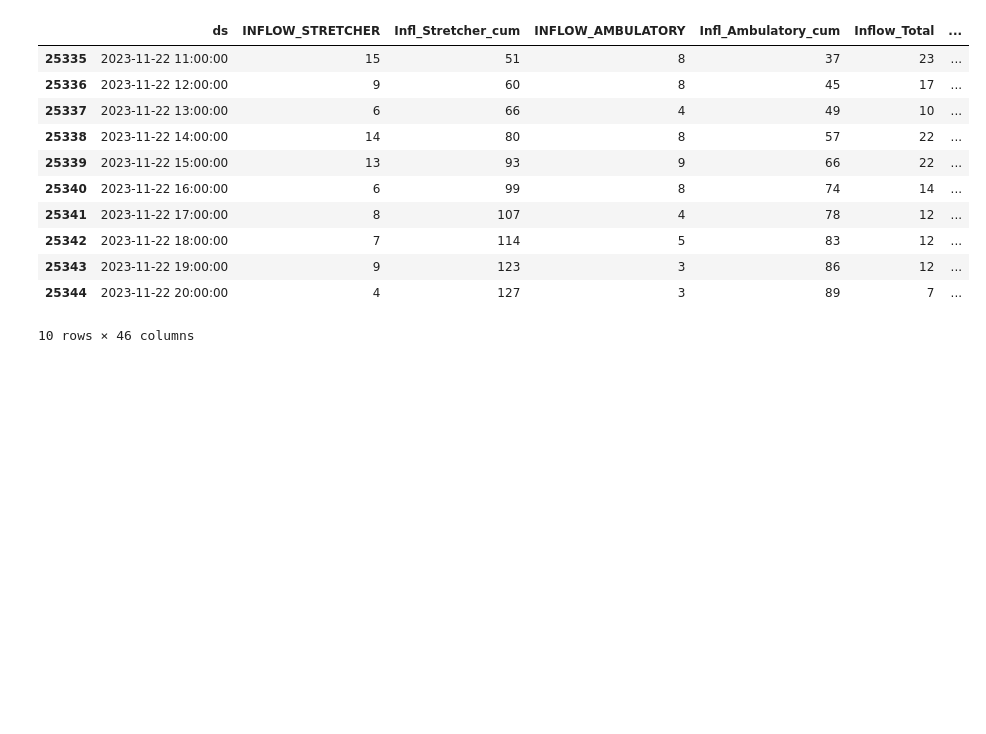
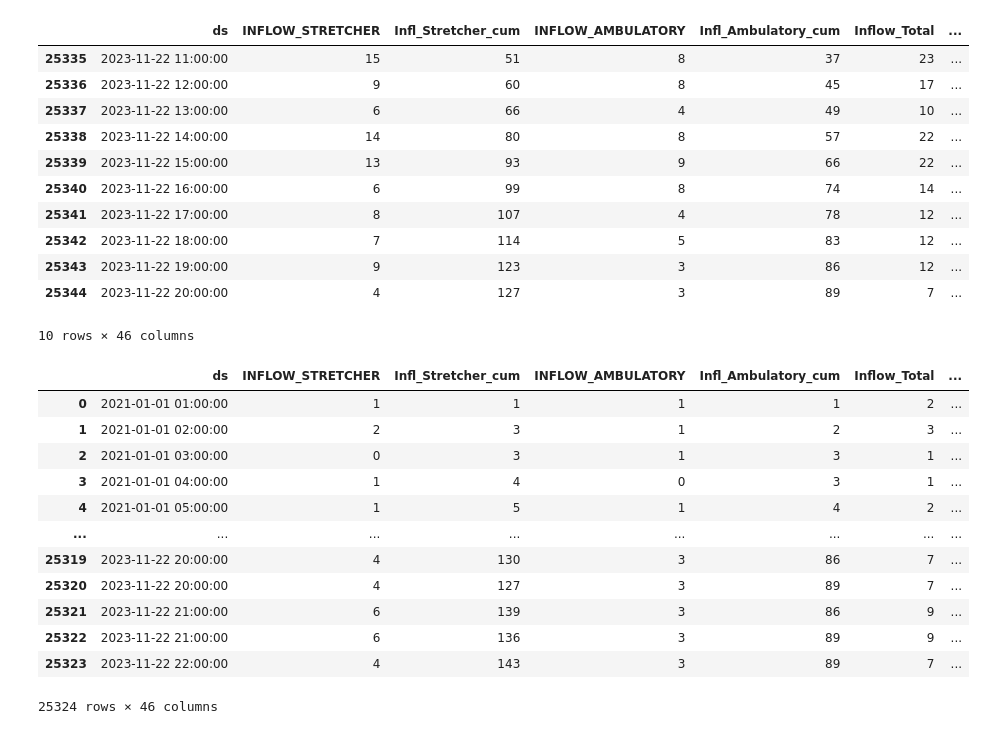
Before and after one commit to drdevinhopkins/ed-flow-2023, a Jupyter notebook: notebooks/concat.ipynb, the cells around one changed output. Saved outputs shown, nothing was run; the diff lists cells and outputs as text; code cells hidden in the pictures; blank space fills up the shorter version.

```diff
--- a/notebooks/concat.ipynb
+++ b/notebooks/concat.ipynb
@@ -217,3 +217,23 @@ print(allData.tail(5))
 | 25343 | 2023-11-22 19:00:00 | 9 | 123 | 3 | 86 | 12 | ... |
 | 25344 | 2023-11-22 20:00:00 | 4 | 127 | 3 | 89 | 7 | ... |
 10 rows × 46 columns
+# %%
+allData = pd.read_csv('https://drive.deta.sh/v1/b0x22rtxtdf/data/files/download?name=allData.csv',
+                      storage_options={'X-API-Key': os.environ.get("DETA_PROJECT_KEY")})
+allData.ds = pd.to_datetime(allData.ds)
+# %%
+allData
+# %% [output]
+|  | ds | INFLOW_STRETCHER | Infl_Stretcher_cum | INFLOW_AMBULATORY | Infl_Ambulatory_cum | Inflow_Total | ... |
+| 0 | 2021-01-01 01:00:00 | 1 | 1 | 1 | 1 | 2 | ... |
+| 1 | 2021-01-01 02:00:00 | 2 | 3 | 1 | 2 | 3 | ... |
+| 2 | 2021-01-01 03:00:00 | 0 | 3 | 1 | 3 | 1 | ... |
+| 3 | 2021-01-01 04:00:00 | 1 | 4 | 0 | 3 | 1 | ... |
+| 4 | 2021-01-01 05:00:00 | 1 | 5 | 1 | 4 | 2 | ... |
+| ... | ... | ... | ... | ... | ... | ... | ... |
+| 25319 | 2023-11-22 20:00:00 | 4 | 130 | 3 | 86 | 7 | ... |
+| 25320 | 2023-11-22 20:00:00 | 4 | 127 | 3 | 89 | 7 | ... |
+| 25321 | 2023-11-22 21:00:00 | 6 | 139 | 3 | 86 | 9 | ... |
+| 25322 | 2023-11-22 21:00:00 | 6 | 136 | 3 | 89 | 9 | ... |
+| 25323 | 2023-11-22 22:00:00 | 4 | 143 | 3 | 89 | 7 | ... |
+25324 rows × 46 columns
```
Also changed, not shown: parts of 6 cells of this notebook, 1 other file.
